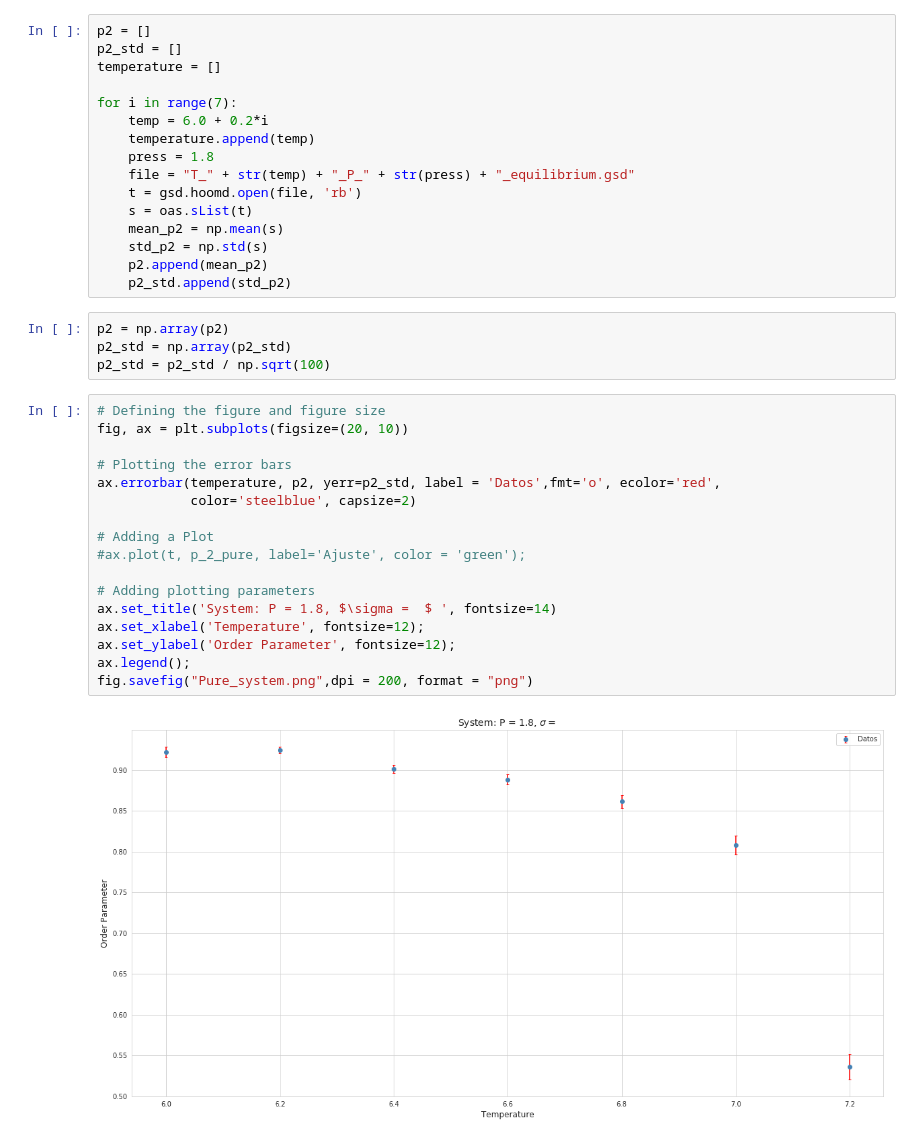
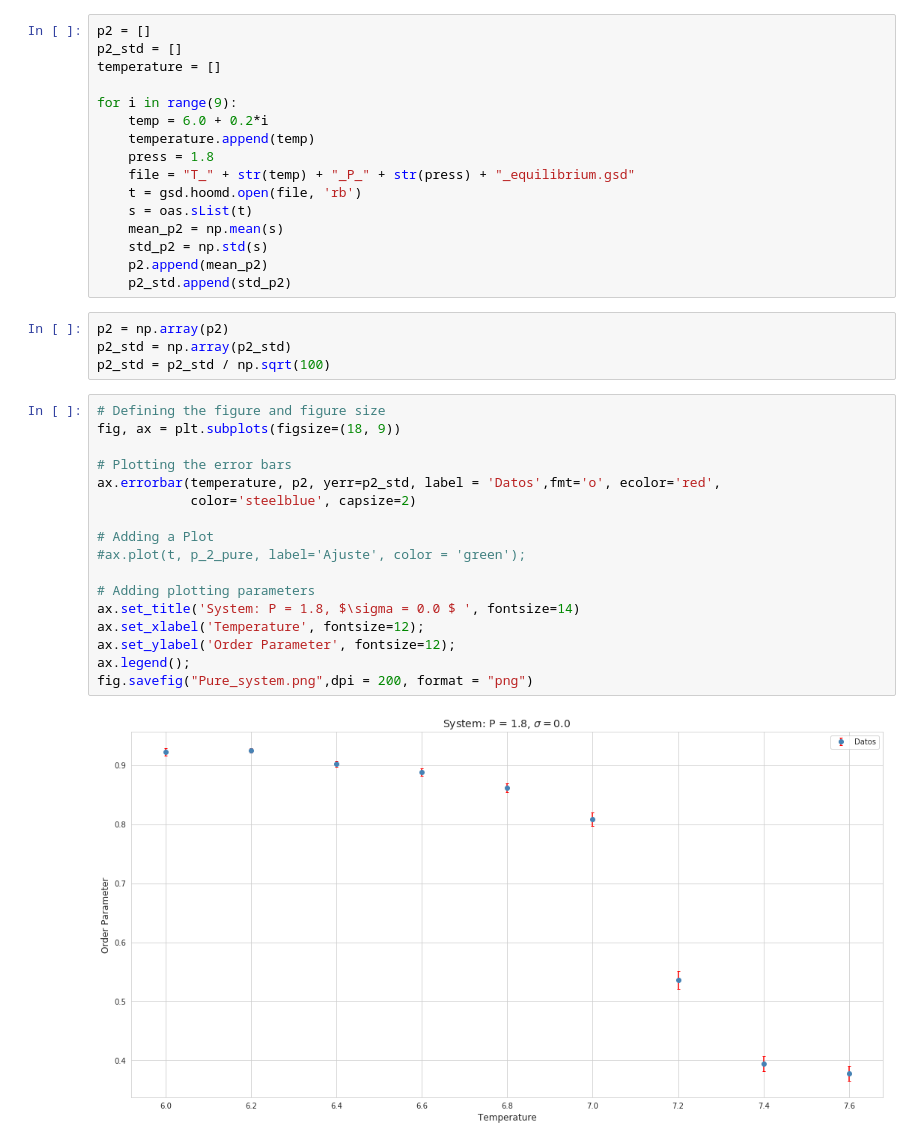
Before and after one commit to emmanuellfc/NP-with-Liquid-Crystals, a Jupyter notebook: Sigma = 0.0/P_18/Orientation Analysis.ipynb, the cells around one changed output. Saved outputs shown, nothing was run; the diff lists cells and outputs as text.

```diff
--- a/Sigma = 0.0/P_18/Orientation Analysis.ipynb
+++ b/Sigma = 0.0/P_18/Orientation Analysis.ipynb
@@ -54,7 +54,7 @@ p2 = []
 p2_std = []
 temperature = []
 
-for i in range(7):
+for i in range(9):
     temp = 6.0 + 0.2*i
     temperature.append(temp)
     press = 1.8
@@ -71,20 +71,20 @@ p2_std = np.array(p2_std)
 p2_std = p2_std / np.sqrt(100)
 # %%
 # Defining the figure and figure size
-fig, ax = plt.subplots(figsize=(20, 10))
+fig, ax = plt.subplots(figsize=(18, 9))
 
 # Plotting the error bars
 ax.errorbar(temperature, p2, yerr=p2_std, label = 'Datos',fmt='o', ecolor='red',
             color='steelblue', capsize=2)
 
 # Adding a Plot
 #ax.plot(t, p_2_pure, label='Ajuste', color = 'green');
 
 # Adding plotting parameters
-ax.set_title('System: P = 1.8, $\sigma =  $ ', fontsize=14)
+ax.set_title('System: P = 1.8, $\sigma = 0.0 $ ', fontsize=14)
 ax.set_xlabel('Temperature', fontsize=12);
 ax.set_ylabel('Order Parameter', fontsize=12);
 ax.legend();
 fig.savefig("Pure_system.png",dpi = 200, format = "png")
 # %% [output]
-[figure, old version]
+[figure, new version]
```
Also changed, not shown: parts of 2 cells of this notebook, 7 other files.
